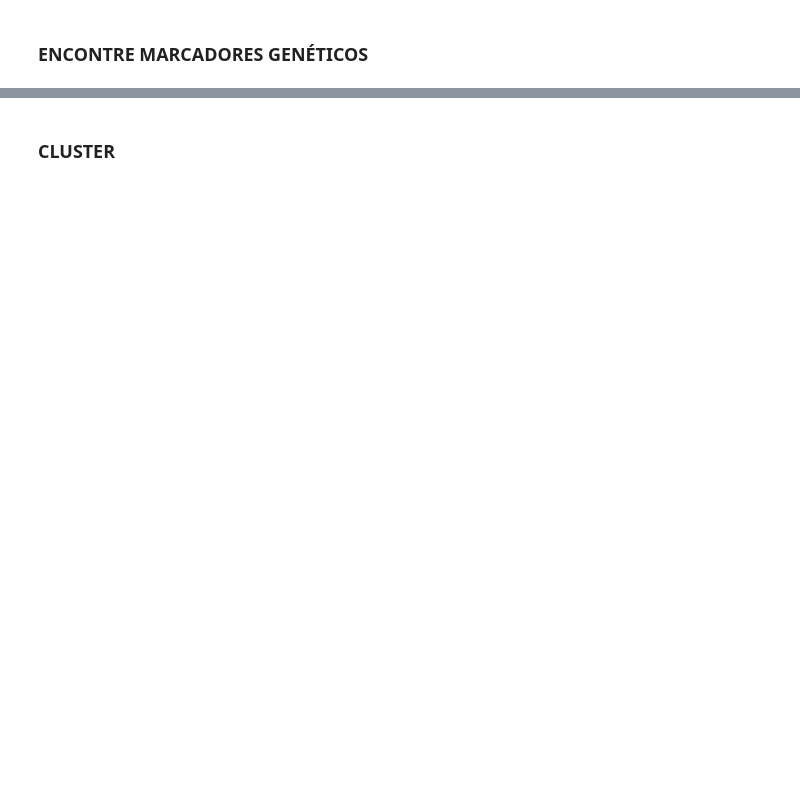
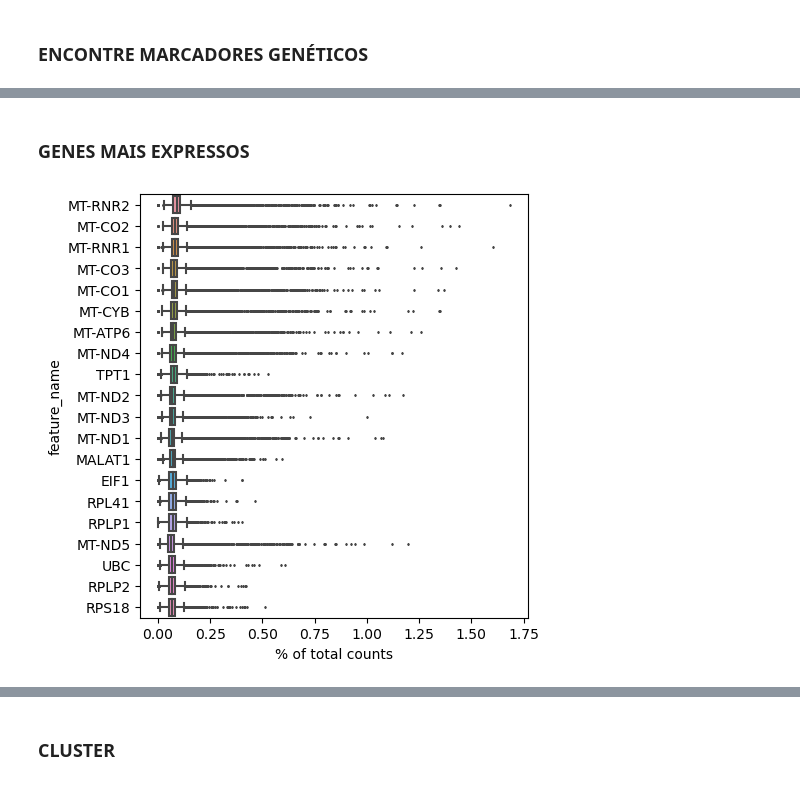
Before and after one commit to monocas/Bio_single_math, a Jupyter notebook: Biomath - Single Cells.ipynb, the cells around one changed output, grey strips where cells are left out. Drawn from its saved outputs; the diff is of its cells as text; code cells hidden in the pictures; blank space fills up the shorter version.

```diff
--- a/Biomath - Single Cells.ipynb
+++ b/Biomath - Single Cells.ipynb
@@ -97,0 +120,6 @@ sc.pl.rank_genes_groups(adata, sharey=False)
+# %% [markdown]
+### GENES MAIS EXPRESSOS
+# %%
+sc.pl.highest_expr_genes(merged_adata, n_top=20, gene_symbols='feature_name')
+# %% [output]
+[figure, added]
```
Also changed, not shown: parts of 21 cells of this notebook.
